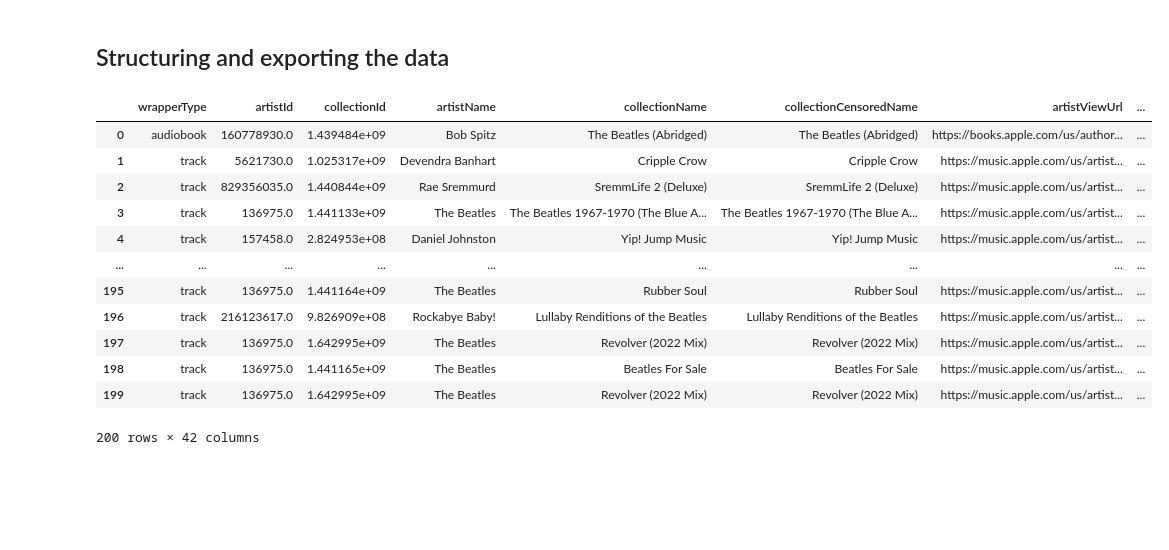
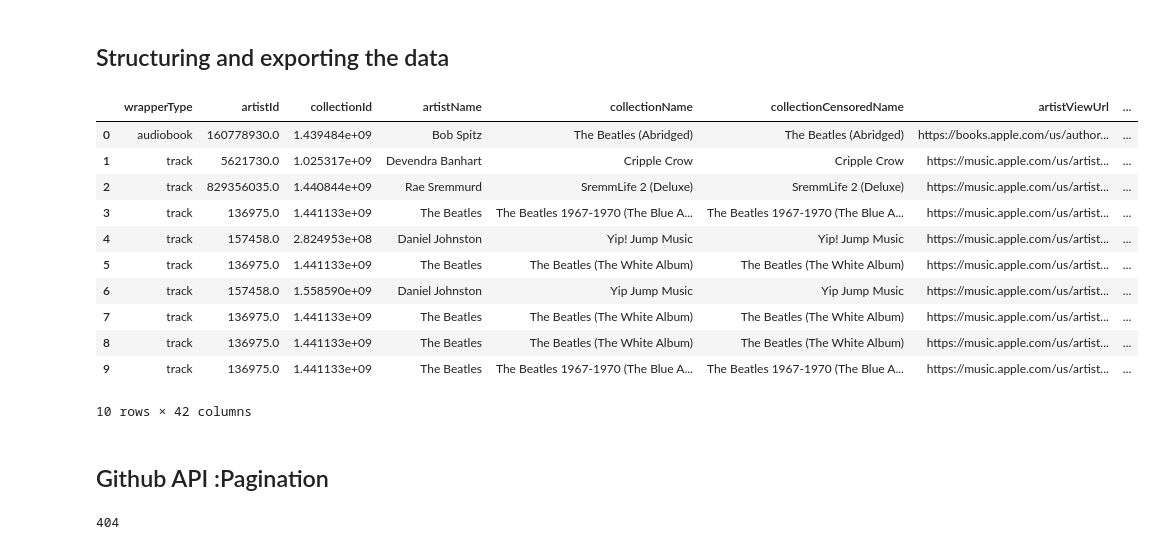
Before and after one commit to souravv54/Data-Analyst-Course, a Jupyter notebook: Web Scraping and API/Workbook/Working With API.ipynb, the cells around one changed output. Saved outputs shown, nothing was run; the diff lists cells and outputs as text; code cells hidden in the pictures; blank space fills up the shorter version.

```diff
--- a/Web Scraping and API/Workbook/Working With API.ipynb
+++ b/Web Scraping and API/Workbook/Working With API.ipynb
@@ -281,23 +281,24 @@ import pandas as pd
 # %%
 songs_df = pd.DataFrame(info['results'])
 # %%
-songs_df
+songs_df.head(10)
 # %% [output]
 |  | wrapperType | artistId | collectionId | artistName | collectionName | collectionCensoredName | artistViewUrl | ... |
 | 0 | audiobook | 160778930.0 | 1.439484e+09 | Bob Spitz | The Beatles (Abridged) | The Beatles (Abridged) | https://books.apple.com/us/author... | ... |
 | 1 | track | 5621730.0 | 1.025317e+09 | Devendra Banhart | Cripple Crow | Cripple Crow | https://music.apple.com/us/artist... | ... |
 | 2 | track | 829356035.0 | 1.440844e+09 | Rae Sremmurd | SremmLife 2 (Deluxe) | SremmLife 2 (Deluxe) | https://music.apple.com/us/artist... | ... |
 | 3 | track | 136975.0 | 1.441133e+09 | The Beatles | The Beatles 1967-1970 (The Blue A... | The Beatles 1967-1970 (The Blue A... | https://music.apple.com/us/artist... | ... |
 | 4 | track | 157458.0 | 2.824953e+08 | Daniel Johnston | Yip! Jump Music | Yip! Jump Music | https://music.apple.com/us/artist... | ... |
-| ... | ... | ... | ... | ... | ... | ... | ... | ... |
-| 195 | track | 136975.0 | 1.441164e+09 | The Beatles | Rubber Soul | Rubber Soul | https://music.apple.com/us/artist... | ... |
-| 196 | track | 216123617.0 | 9.826909e+08 | Rockabye Baby! | Lullaby Renditions of the Beatles | Lullaby Renditions of the Beatles | https://music.apple.com/us/artist... | ... |
-| 197 | track | 136975.0 | 1.642995e+09 | The Beatles | Revolver (2022 Mix) | Revolver (2022 Mix) | https://music.apple.com/us/artist... | ... |
-| 198 | track | 136975.0 | 1.441165e+09 | The Beatles | Beatles For Sale | Beatles For Sale | https://music.apple.com/us/artist... | ... |
-| 199 | track | 136975.0 | 1.642995e+09 | The Beatles | Revolver (2022 Mix) | Revolver (2022 Mix) | https://music.apple.com/us/artist... | ... |
+| 5 | track | 136975.0 | 1.441133e+09 | The Beatles | The Beatles (The White Album) | The Beatles (The White Album) | https://music.apple.com/us/artist... | ... |
+| 6 | track | 157458.0 | 1.558590e+09 | Daniel Johnston | Yip Jump Music | Yip Jump Music | https://music.apple.com/us/artist... | ... |
+| 7 | track | 136975.0 | 1.441133e+09 | The Beatles | The Beatles (The White Album) | The Beatles (The White Album) | https://music.apple.com/us/artist... | ... |
+| 8 | track | 136975.0 | 1.441133e+09 | The Beatles | The Beatles (The White Album) | The Beatles (The White Album) | https://music.apple.com/us/artist... | ... |
+| 9 | track | 136975.0 | 1.441133e+09 | The Beatles | The Beatles 1967-1970 (The Blue A... | The Beatles 1967-1970 (The Blue A... | https://music.apple.com/us/artist... | ... |
-200 rows × 42 columns
+10 rows × 42 columns
 # %%
 # To Save it to excel file:
 songs_df.to_excel("songs_info.xlsx", index= False)
 
 # NOTE : NOT every JSON response would be in a suitable form for direct transformation into a table
+# %% [markdown]
+## Github API :Pagination
@@ -303,0 +311,6 @@ songs_df.to_excel("songs_info.xlsx", index= False)
+# %%
+# Submiting a GET request
+r = requests.get(base_site, params = {"description": "data science", "location": "los angeles"})
+r.status_code
+# %% [output]
+404
```
Also changed, not shown: parts of 3 cells of this notebook, 2 other files.
